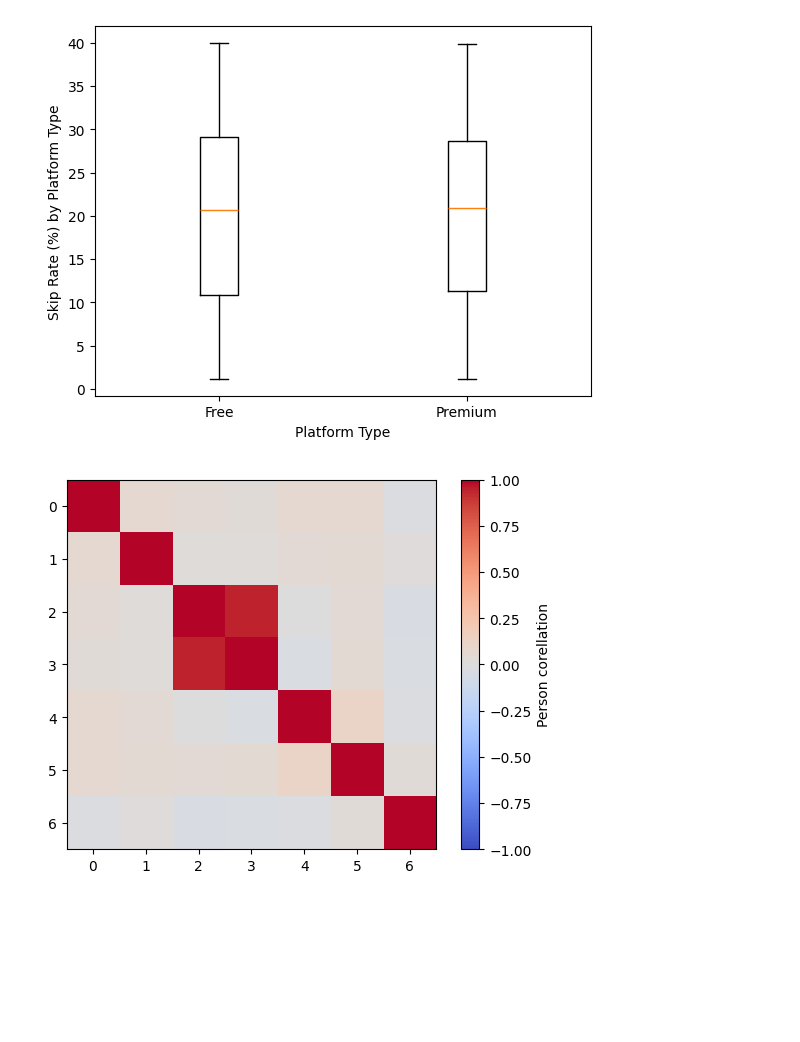
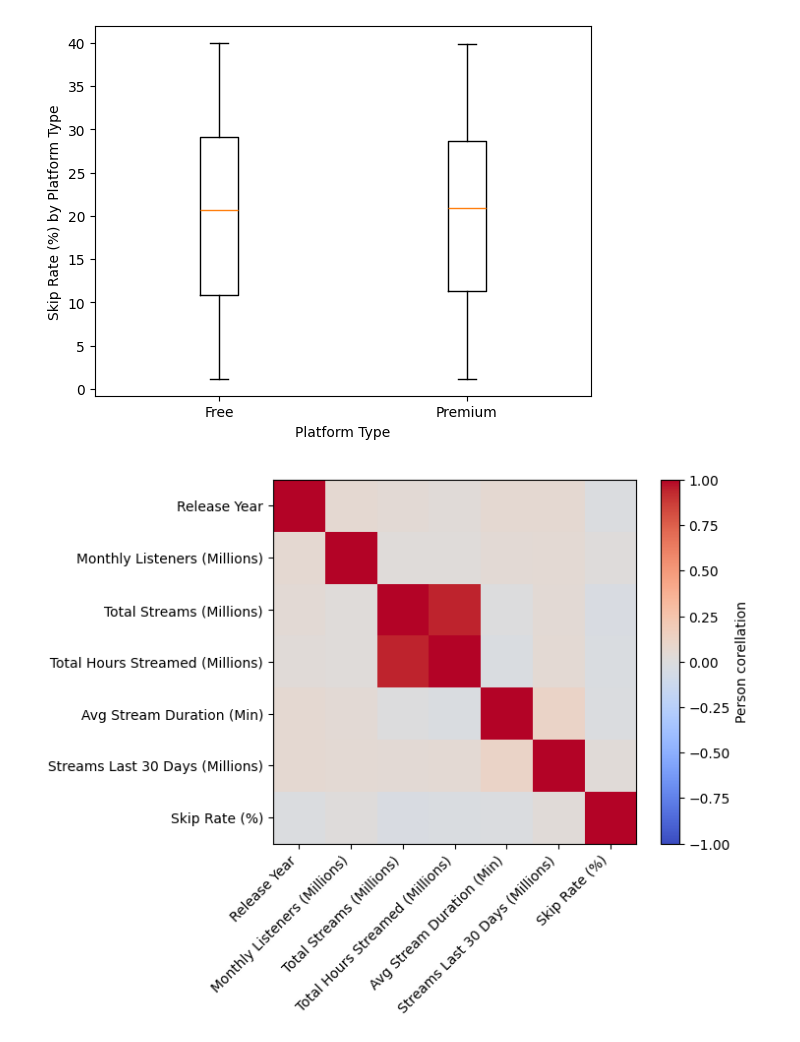
Before and after one commit to LJ-Johnson/learning_plots, a Jupyter notebook: notebook/visualization_practice.ipynb, the cells around one changed output. Cells and saved outputs as stored; diff of their text form; code cells hidden in the pictures; blank space fills up the shorter version.

```diff
--- a/notebook/visualization_practice.ipynb
+++ b/notebook/visualization_practice.ipynb
@@ -387,12 +387,14 @@ plt.show()
 # %%
 numeric_spotify_df = spotify_df.select_dtypes(include=[np.number])
 corr = numeric_spotify_df.corr()
 
 im = plt.imshow(corr, vmin=-1, vmax=1, cmap="coolwarm")
 plt.colorbar(im, label = "Person corellation")
 
-plt.xticks(range(len(corr.columns)))
+plt.xticks(range(len(corr.columns)), corr.columns, rotation = 45, ha="right")
+plt.yticks(range(len(corr.columns)), corr.columns)
+
 
 plt.show()
 # %% [output]
-[figure, old version]
+[figure, new version]
```
Also changed, not shown: parts of 1 cell of this notebook.
